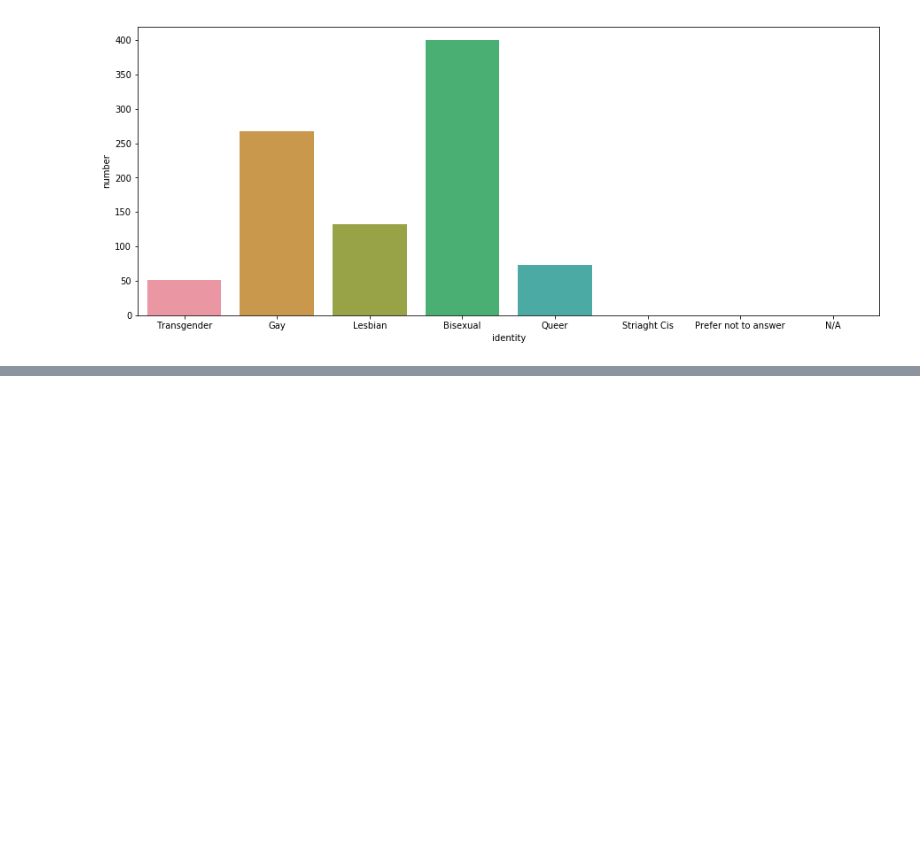
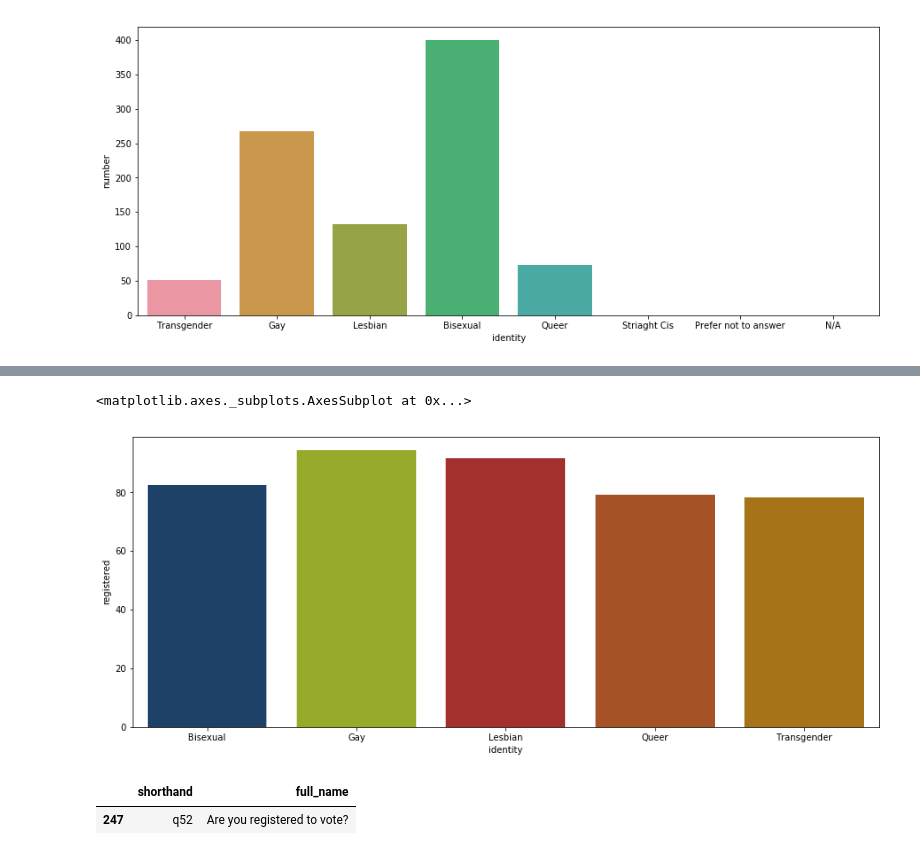
Before and after one commit to thebbennett/buzzfeed-wins-lgbt, a Jupyter notebook: Buzzfeed-Wins LGBT Exploratory Data Analysis.ipynb, the cells around one changed output, grey strips where cells are left out. Drawn from its saved outputs; the diff is of its cells as text; code cells hidden in the pictures; blank space fills up the shorter version.

Commit message:
making progress with survey data

```diff
--- a/Buzzfeed-Wins LGBT Exploratory Data Analysis.ipynb
+++ b/Buzzfeed-Wins LGBT Exploratory Data Analysis.ipynb
@@ -69,0 +70,17 @@ dfpSave
+# %%
+# segment out the relevant parts of the data frame
+# q52
+registered_to_vote = df.loc[:,["qs8_1", "qs8_2", "qs8_3","qs8_4","qs8_5","qs8_6","qs8_7","qs8_8","q52",]]
+registered_to_vote.columns = ["Transgender", "Gay", "Lesbian","Bisexual", "Queer", "Striaght Cis", "Prefer not to answer", "N/A", "Registered to Vote?"]
+
+identities_all = registered_to_vote.iloc[:, 0:7 ].replace(1, pd.Series(registered_to_vote.columns, registered_to_vote.columns))
+identities_all = identities_all.bfill(axis = 1).iloc[:,0].to_frame()
+
+registered_to_vote = pd.concat([identities_all, df.loc[:,"q52"]], axis = 1)
+registered_to_vote.columns = ["identity", "registered"]
+registered_to_vote = registered_to_vote.replace(2.0, 0)
+
+
+registered_to_vote = registered_to_vote.groupby("identity")["registered"].apply(lambda x: round(x.sum()/x.count(),4)*100)
+registered_to_vote= registered_to_vote.to_frame()
+registered_to_vote
@@ -69,0 +95,6 @@ dfpSave
+# %%
+fig, ax = plt.subplots(figsize=large_dims)
+sns.barplot(x = registered_to_vote.index, y = registered_to_vote["registered"])
+# %% [output]
+<matplotlib.axes._subplots.AxesSubplot at 0x...>
+[figure, added]
@@ -69,0 +106,5 @@ dfpSave
+# %%
+index.loc[index["shorthand"] == "q52"]
+# %% [output]
+|  | shorthand | full_name |
+| 247 | q52 | Are you registered to vote? |
```
Also changed, not shown: parts of 4 cells of this notebook.
